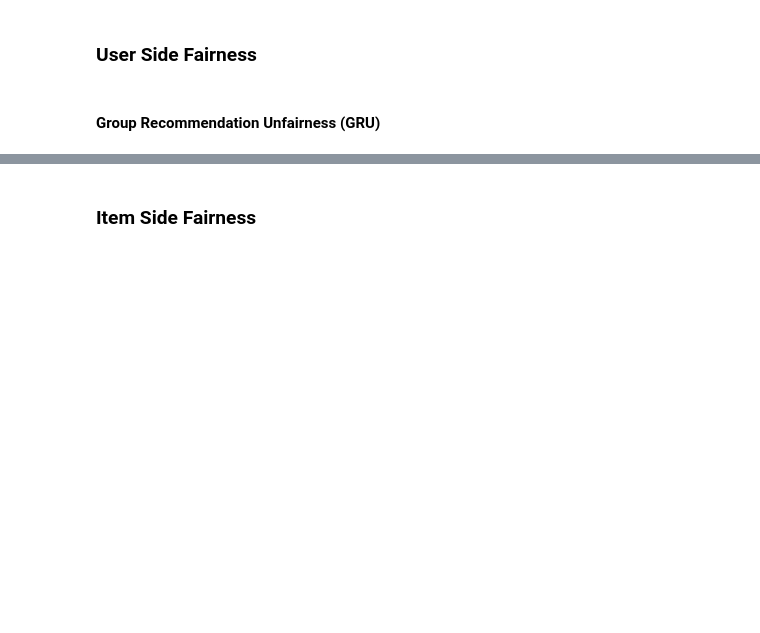
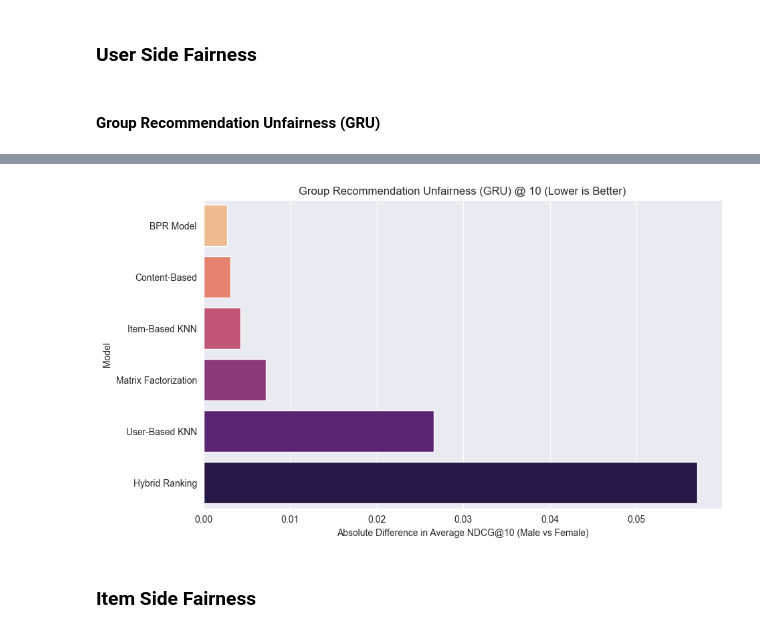
Before and after one commit to kantana8864/Recommender-Systems-Project, a Jupyter notebook: Project-RecSys.ipynb, the cells around one changed output, grey strips where cells are left out. Cells and saved outputs as stored; diff of their text form; code cells hidden in the pictures; blank space fills up the shorter version.

```diff
--- a/Project-RecSys.ipynb
+++ b/Project-RecSys.ipynb
@@ -3580,0 +4282,9 @@ Example surprisal (higher = more novel):
+# %%
+# Load user demographic data
+user_columns = ['user_id', 'age', 'gender', 'occupation', 'zip_code']
+users_df = pd.read_csv(f'{PROJECT_PATH}/u.user', sep='|', names=user_columns, encoding='latin-1')
+
+print("User demographics loaded:")
+print(users_df.head())
+print("\nGender distribution:")
+print(users_df['gender'].value_counts())
@@ -3580,0 +4472,20 @@ Example surprisal (higher = more novel):
+# %%
+print("Starting Group Recommendation Unfairness (GRU) evaluation...")
+
+# Note: Using sample_users for speed. Set to None for the final run.
+gru_results_df = evaluate_gru_all_models(
+    train_data=train_data,
+    test_data=test_data,
+    users_df=users_df, # Pass the user demographics
+    user_similarity_matrix=user_similarity_matrix,
+    item_similarity_matrix=item_similarity_matrix,
+    mf_model=mf_model,
+    bpr_model=bpr_model,
+    hybrid_rank_model=hybrid_rank_model,
+    k=10,
+    device=device,
+    sample_users = 100 # Set to None for full evaluation
+)
+
+print("\n--- Model GRU (Gender, NDCG@10) ---")
+print(gru_results_df)
@@ -3581,3 +4534,18 @@ Example surprisal (higher = more novel):
+# %%
+# --- Plot the results ---
+plt.figure(figsize=(10, 6))
+sns.barplot(
+    data=gru_results_df,
+    x="GRU (Gender, NDCG@10)",
+    y="Model",
+    palette="magma_r" # Reversed palette: cooler/lighter colors for lower (better) GRU
+)
+plt.title("Group Recommendation Unfairness (GRU) @ 10 (Lower is Better)")
+plt.xlabel("Absolute Difference in Average NDCG@10 (Male vs Female)")
+plt.ylabel("Model")
+plt.show()
+# %% [output]
+[figure, added]
 # %% [markdown]
 ### Item Side Fairness
 # %% [markdown]
```
Also changed, not shown: parts of 80 cells of this notebook, 6 other files.
